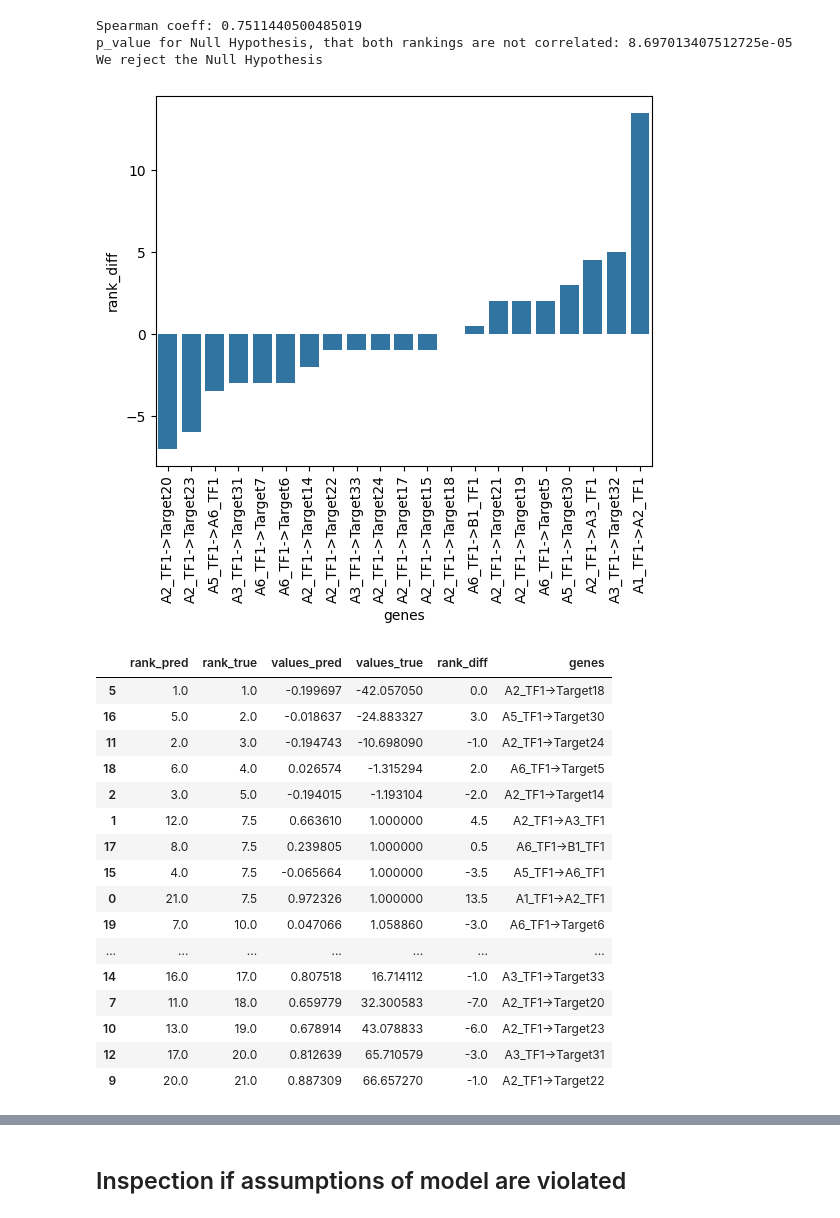
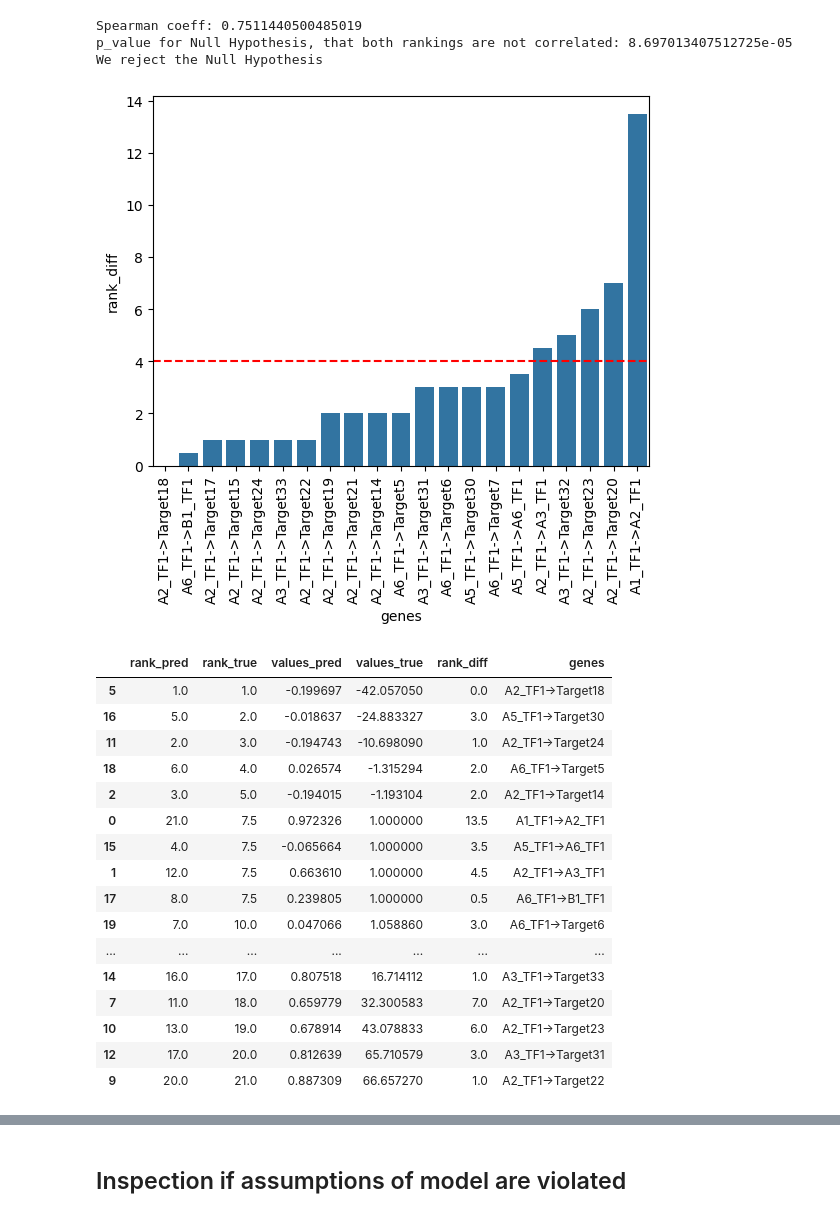
Before and after one commit to DavidWild02/BachelorThesis-ML-Gene-Interactions, a Jupyter notebook: src/EvaluationWithSytnthData.ipynb, the cells around one changed output, grey strips where cells are left out. Saved outputs shown, nothing was run; the diff lists cells and outputs as text; code cells hidden in the pictures.

```diff
--- a/src/EvaluationWithSytnthData.ipynb
+++ b/src/EvaluationWithSytnthData.ipynb
@@ -124,41 +133,46 @@ grn_weight_names = np.strings.add(driver_gene_names + "->", target_gene_names)
 # %%
 from scipy.stats import rankdata
 import seaborn as sns
 
 grn_ranks = rankdata(grn_values, method='average')
 similarity_ranks = rankdata(similarity_values, method='average')
 
 df_ranks = pd.DataFrame({
     "rank_pred": similarity_ranks,
     "rank_true": grn_ranks,
     "values_pred": similarity_values,
     "values_true": grn_values,
-    "rank_diff": similarity_ranks - grn_ranks,
-    "genes": grn_weight_names
-}).sort_values("rank_diff")
+    "rank_diff": np.abs(similarity_ranks - grn_ranks),
+    "gene_interactions": grn_weight_names
+})
 
-sns.barplot(df_ranks, x="genes", y="rank_diff")
+
+# threshold means, that a rank_diff is good if it is not greater than 10% of the ranking length
+threshold_rank_diff = int(df_ranks.shape[0] * 0.2)
+
+sns.barplot(df_ranks.sort_values("rank_diff"), x="gene_interactions", y="rank_diff")
+plt.axhline(y=threshold_rank_diff, color='red', linestyle='--', label='Threshold')
 plt.xticks(rotation=90)
 plt.show()
 # %% [output]
-[figure, old version]
+[figure, new version]
 # %%
 df_ranks.sort_values("rank_true")
 # %% [output]
 |  | rank_pred | rank_true | values_pred | values_true | rank_diff | genes |
 | 5 | 1.0 | 1.0 | -0.199697 | -42.057050 | 0.0 | A2_TF1->Target18 |
 | 16 | 5.0 | 2.0 | -0.018637 | -24.883327 | 3.0 | A5_TF1->Target30 |
-| 11 | 2.0 | 3.0 | -0.194743 | -10.698090 | -1.0 | A2_TF1->Target24 |
+| 11 | 2.0 | 3.0 | -0.194743 | -10.698090 | 1.0 | A2_TF1->Target24 |
 | 18 | 6.0 | 4.0 | 0.026574 | -1.315294 | 2.0 | A6_TF1->Target5 |
-| 2 | 3.0 | 5.0 | -0.194015 | -1.193104 | -2.0 | A2_TF1->Target14 |
+| 2 | 3.0 | 5.0 | -0.194015 | -1.193104 | 2.0 | A2_TF1->Target14 |
+| 0 | 21.0 | 7.5 | 0.972326 | 1.000000 | 13.5 | A1_TF1->A2_TF1 |
+| 15 | 4.0 | 7.5 | -0.065664 | 1.000000 | 3.5 | A5_TF1->A6_TF1 |
 | 1 | 12.0 | 7.5 | 0.663610 | 1.000000 | 4.5 | A2_TF1->A3_TF1 |
 | 17 | 8.0 | 7.5 | 0.239805 | 1.000000 | 0.5 | A6_TF1->B1_TF1 |
-| 15 | 4.0 | 7.5 | -0.065664 | 1.000000 | -3.5 | A5_TF1->A6_TF1 |
-| 0 | 21.0 | 7.5 | 0.972326 | 1.000000 | 13.5 | A1_TF1->A2_TF1 |
-| 19 | 7.0 | 10.0 | 0.047066 | 1.058860 | -3.0 | A6_TF1->Target6 |
+| 19 | 7.0 | 10.0 | 0.047066 | 1.058860 | 3.0 | A6_TF1->Target6 |
 | ... | ... | ... | ... | ... | ... | ... |
-| 14 | 16.0 | 17.0 | 0.807518 | 16.714112 | -1.0 | A3_TF1->Target33 |
-| 7 | 11.0 | 18.0 | 0.659779 | 32.300583 | -7.0 | A2_TF1->Target20 |
-| 10 | 13.0 | 19.0 | 0.678914 | 43.078833 | -6.0 | A2_TF1->Target23 |
-| 12 | 17.0 | 20.0 | 0.812639 | 65.710579 | -3.0 | A3_TF1->Target31 |
-| 9 | 20.0 | 21.0 | 0.887309 | 66.657270 | -1.0 | A2_TF1->Target22 |
+| 14 | 16.0 | 17.0 | 0.807518 | 16.714112 | 1.0 | A3_TF1->Target33 |
+| 7 | 11.0 | 18.0 | 0.659779 | 32.300583 | 7.0 | A2_TF1->Target20 |
+| 10 | 13.0 | 19.0 | 0.678914 | 43.078833 | 6.0 | A2_TF1->Target23 |
+| 12 | 17.0 | 20.0 | 0.812639 | 65.710579 | 3.0 | A3_TF1->Target31 |
+| 9 | 20.0 | 21.0 | 0.887309 | 66.657270 | 1.0 | A2_TF1->Target22 |
```
Also changed, not shown: parts of 14 cells of this notebook, 3 other files.
